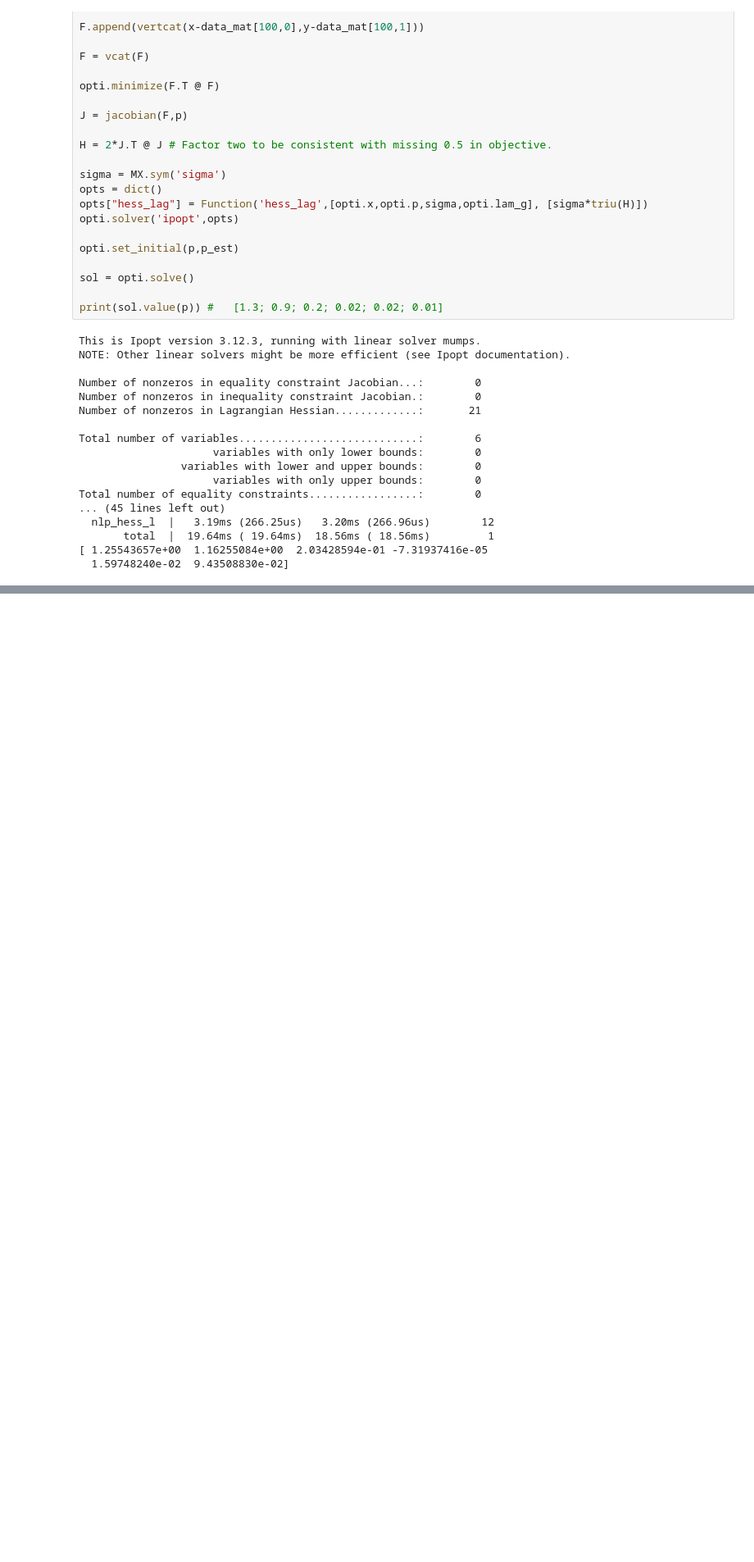
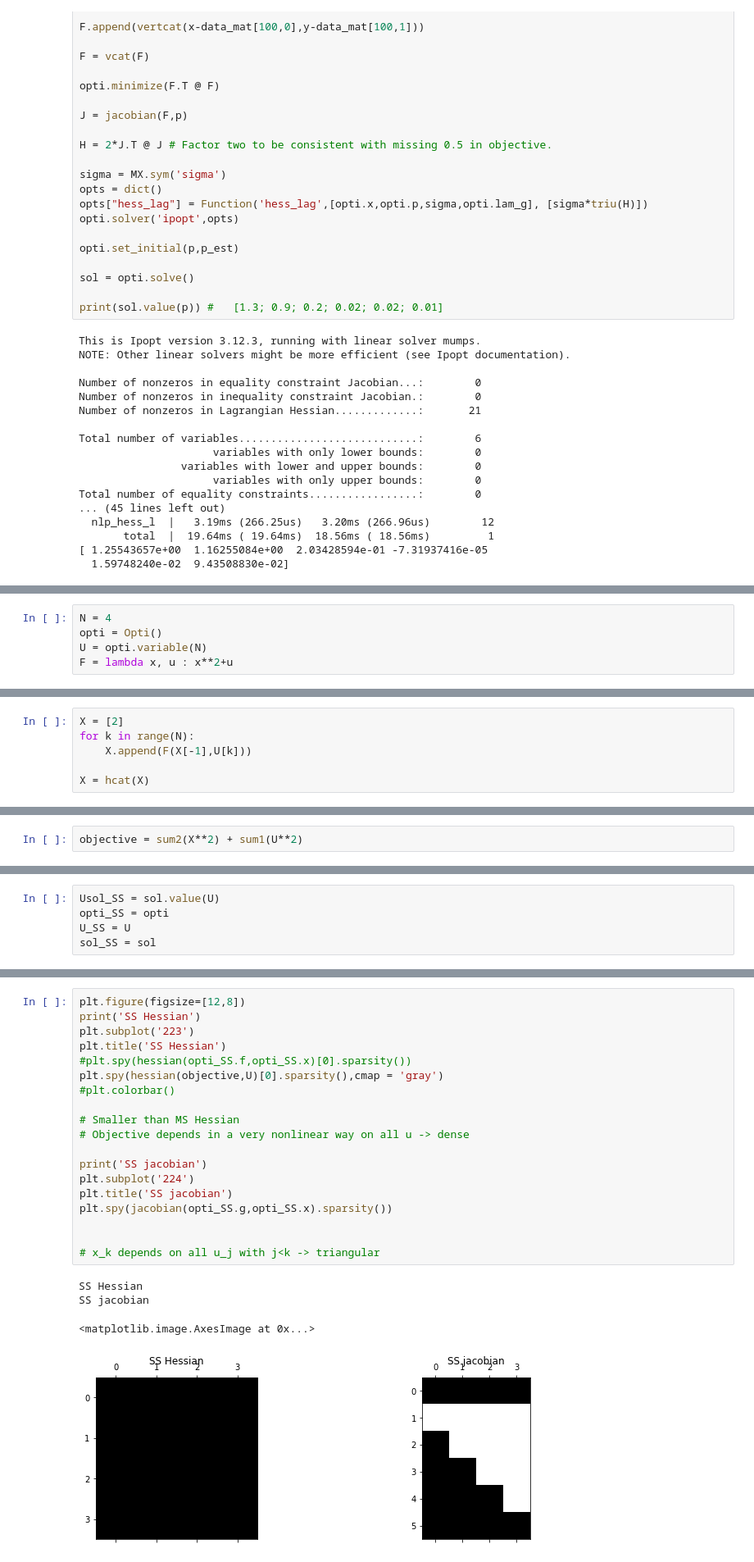
Before and after one commit to AunSiro/workshop_casadi, a Jupyter notebook: Dia_2.ipynb, the cells around one changed output, grey strips where cells are left out. Shown at 82% size. Cells and saved outputs as stored; diff of their text form; blank space fills up the shorter version.

```diff
--- a/Dia_2.ipynb
+++ b/Dia_2.ipynb
@@ -456,0 +512,5 @@ Total number of equality constraints.................:        0
+# %%
+N = 4
+opti = Opti()
+U = opti.variable(N)
+F = lambda x, u : x**2+u
@@ -456,0 +519,6 @@ Total number of equality constraints.................:        0
+# %%
+X = [2]
+for k in range(N):
+    X.append(F(X[-1],U[k]))
+
+X = hcat(X)
@@ -456,0 +528,2 @@ Total number of equality constraints.................:        0
+# %%
+objective = sum2(X**2) + sum1(U**2)
@@ -456,0 +556,5 @@ Total number of equality constraints.................:        0
+# %%
+Usol_SS = sol.value(U)
+opti_SS = opti
+U_SS = U
+sol_SS = sol
@@ -456,0 +582,24 @@ Total number of equality constraints.................:        0
+# %%
+plt.figure(figsize=[12,8])
+print('SS Hessian')
+plt.subplot('223')
+plt.title('SS Hessian')
+#plt.spy(hessian(opti_SS.f,opti_SS.x)[0].sparsity())
+plt.spy(hessian(objective,U)[0].sparsity(),cmap = 'gray')
+#plt.colorbar()
+
+# Smaller than MS Hessian
+# Objective depends in a very nonlinear way on all u -> dense
+
+print('SS jacobian')
+plt.subplot('224')
+plt.title('SS jacobian')
+plt.spy(jacobian(opti_SS.g,opti_SS.x).sparsity())
+
+
+# x_k depends on all u_j with j<k -> triangular
+# %% [output]
+SS Hessian
+SS jacobian
+<matplotlib.image.AxesImage at 0x...>
+[figure, added]
```
Also changed, not shown: parts of 21 cells of this notebook.
